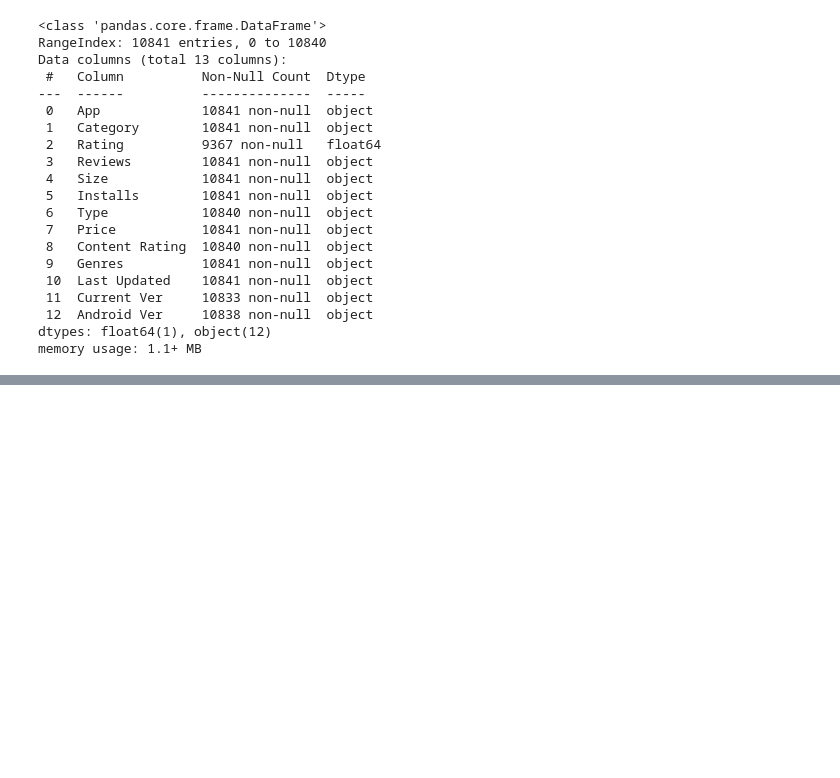
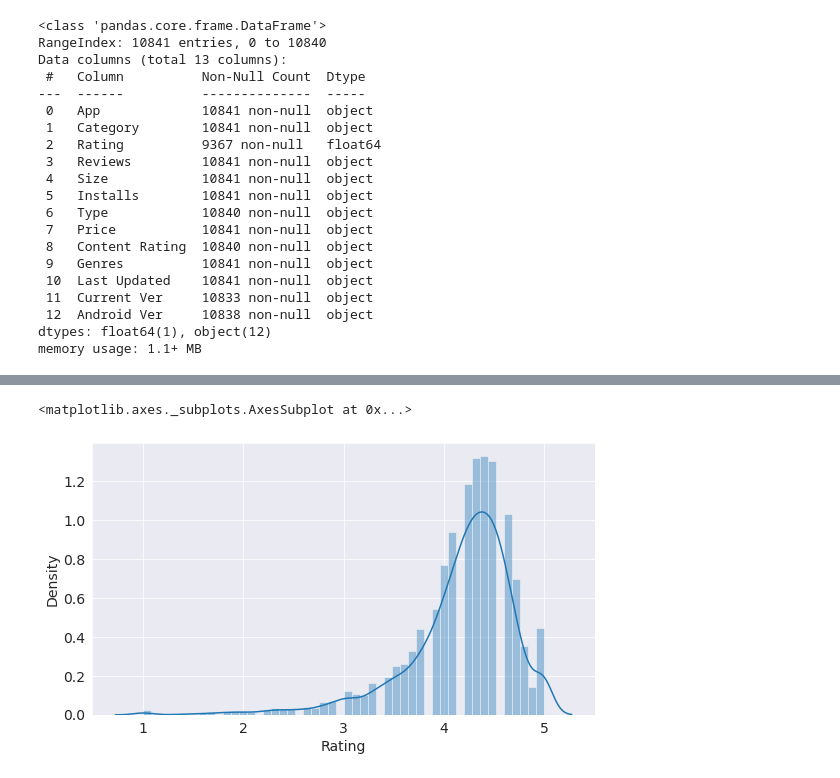
Before and after one commit to Chandr25/Almapersonal, a Jupyter notebook: Chandrashekhar_Awate_Play_Store_App_Review_Analysis_Capstone_Project.ipynb, the cells around one changed output, grey strips where cells are left out. Saved outputs shown, nothing was run; the diff lists cells and outputs as text; code cells hidden in the pictures; blank space fills up the shorter version.

```diff
--- a/Chandrashekhar_Awate_Play_Store_App_Review_Analysis_Capstone_Project.ipynb
+++ b/Chandrashekhar_Awate_Play_Store_App_Review_Analysis_Capstone_Project.ipynb
@@ -123,0 +279,5 @@ array(['ART AND DESIGN', 'AUTO AND VEHICLES', 'BEAUTY',
+# %%
+sns.distplot(df.Rating)
+# %% [output]
+<matplotlib.axes._subplots.AxesSubplot at 0x...>
+[figure, added]
```
Also changed, not shown: parts of 48 cells of this notebook.
